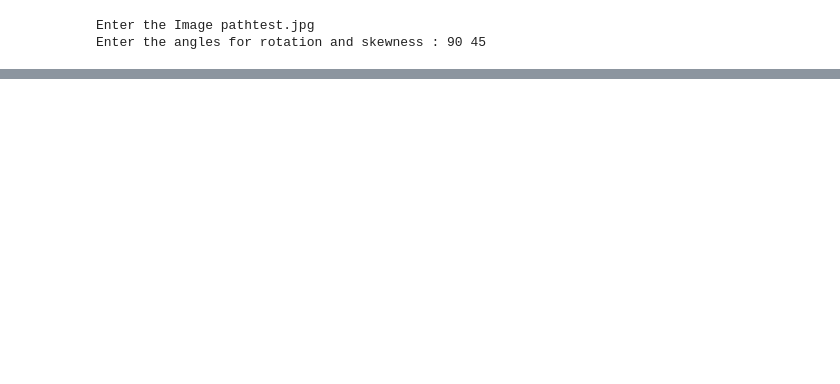
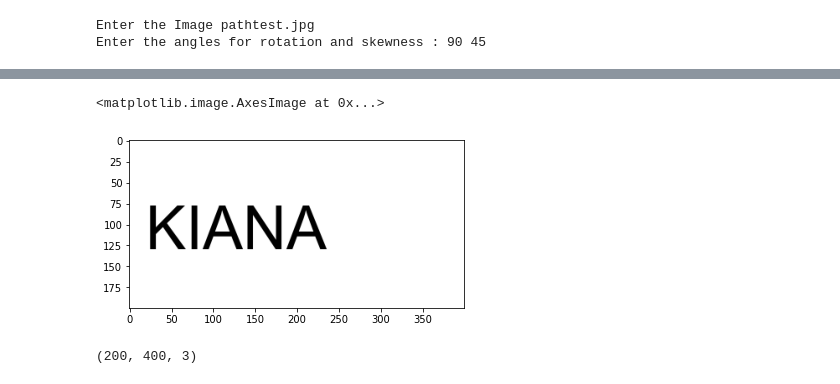
Before and after one commit to kianahs/Computer-vision, a Jupyter notebook: Submission_1_combine.ipynb, the cells around one changed output, grey strips where cells are left out. Cells and saved outputs as stored; diff of their text form; code cells hidden in the pictures; blank space fills up the shorter version.

```diff
--- a/Submission_1_combine.ipynb
+++ b/Submission_1_combine.ipynb
@@ -105,0 +134,11 @@ plt.show()
+# %%
+name_image = np.array(Image.open("name_image.png"))
+
+plt.imshow(name_image)
+# %% [output]
+<matplotlib.image.AxesImage at 0x...>
+[figure, added]
+# %%
+name_image.shape
+# %% [output]
+(200, 400, 3)
```
Also changed, not shown: parts of 4 cells of this notebook, 13 other files.
